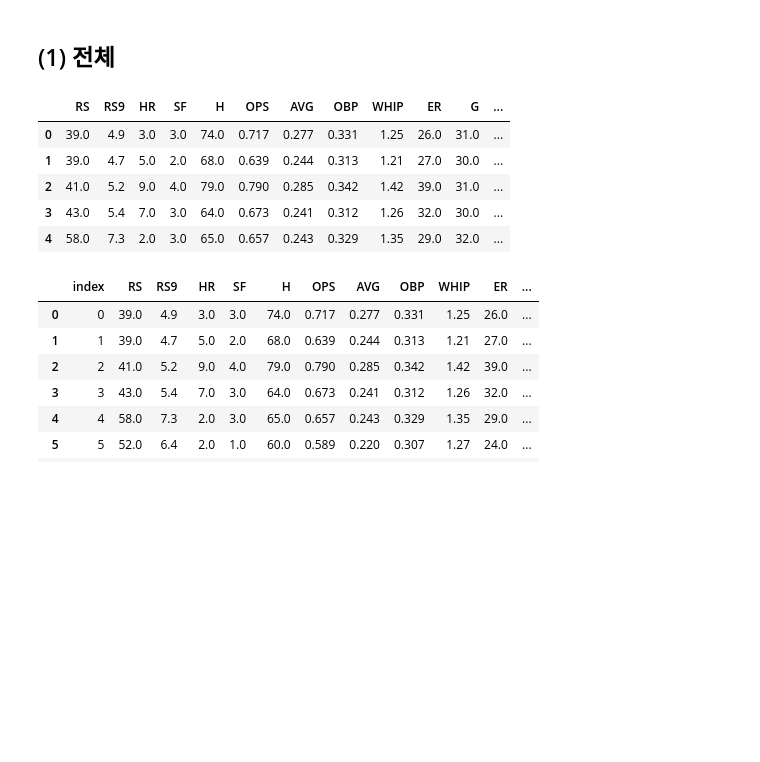
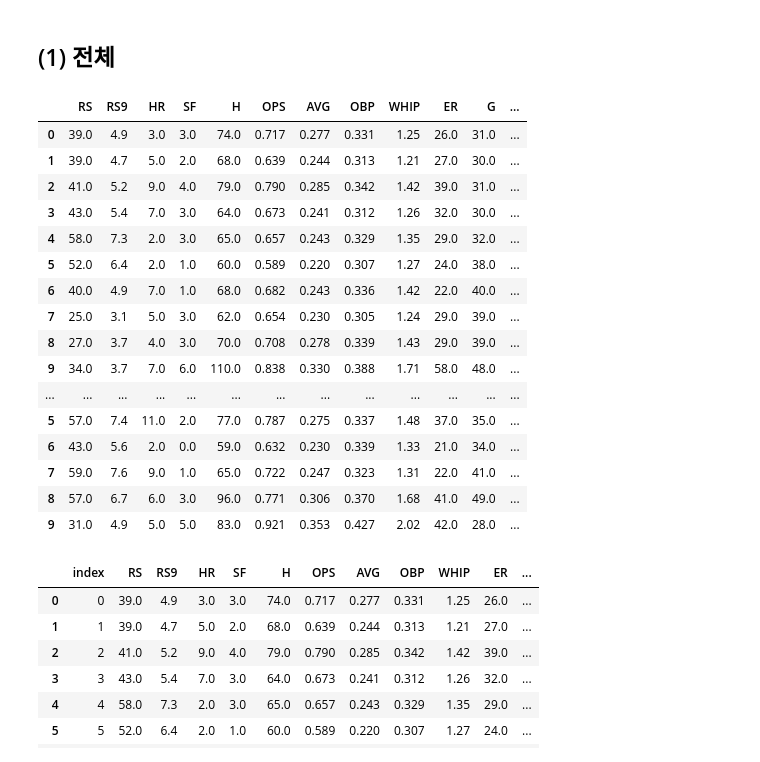
Before and after one commit to IAMKIMEUNSEO/predict2025_kbo_lgtwins_winning_rate, a Jupyter notebook: lgtwins.ipynb, the cells around one changed output. Saved outputs shown, nothing was run; the diff lists cells and outputs as text; code cells hidden in the pictures; blank space fills up the shorter version.

```diff
--- a/lgtwins.ipynb
+++ b/lgtwins.ipynb
@@ -196,7 +201,7 @@ https://statiz.sporki.com/stats/?m=team&m2=pitching&m3=situation1&so=s_year&ob=&
 90 rows × 29 columns
 # %%
 #'승률' 컬럼 추가
-df_team['winning_rate'] = (df_team['W'] / df_team['G'] *100).round(2)
+df_team['winning_rate'] = (df_team['W'] / df_team['GS'] *100).round(2)
 df_team
 # %% [output]
 |  | Year | G | GS | W | L | S | HD | IP | R | ER | ... | ... |
@@ -319,6 +329,6 @@ selected_features
 # %%
 #투수지표와 타자지표에서 각각 5개로 필터링
-selected_features = ['RS', 'RS9', 'HR', 'SF', 'H', 'OPS', 'AVG', 'OBP', 'WHIP', 'ER']
+selected_features = ['RS', 'RS9', 'R', 'HR', 'H', 'OPS', 'ERA' 'AVG', 'S', 'IP']
 # %%
 #각 팀별 연도에 따른 승률
 teams = ['삼성', '기아', '롯데', '두산', '한화', 'SSG', '키움', 'NC', 'KT']
@@ -476,7 +505,7 @@ print(upCounts)
 # %%
 team = {
-    'down': downCount,
-    'up': upCount
+    'down': downCounts,
+    'up': upCounts
 }
 columns = ['down' ,'up']
 index = ['KT', 'NC', 'SSG', '기아', '두산', '롯데', '삼성', '키움', '한화']
@@ -507,0 +542,15 @@ plt.show()
+# %%
+x = np.arange(len(df_team_win_updown.index))
+
+plt.figure(figsize=(12,6))
+
+w=0.3
+plt.bar(x-w/2, df_team_win_updown['down'], width=w, label='하락', color='r', alpha=0.4)
+plt.bar(x+w/2, df_team_win_updown['up'], width=w, label='상승', color='b', alpha=0.4)
+
+plt.xticks(ticks=x, labels=df_team_win_updown.index)
+plt.title("구단별 승률 상승·하락 개수")
+plt.xlabel('구단')
+plt.ylabel('개수(번)')
+plt.legend()
+plt.show()
@@ -597,34 +648,45 @@ for where in where_list:
     #print(url)
 
 df_kia = pd.concat(df_kia_list) #3개의 데이터프레임(전체, 홈, 원정) 결합
 
 df_kia = df_kia.iloc[:, 3:]
 
 #컬럼 순서 변경: 헤더 가져올 때 순서가 변경됨
 col_list = list(df_kia.columns)
 col_list[0] = 'year'
 col_list[-5:] = ['WHIP', 'AVG', 'OBP', 'OPS', 'ERA']
 df_kia.columns = col_list
 
 #데이터타입 변경
 df_kia = df_kia.astype(float)
 
 #연도 데이터 타입 정수형으로 변경
 df_kia.year = df_kia.year.astype(int)
 
 #승률 데이터 추가
 df_kia['winning_rate'] = (df_kia['W'] / df_kia['G'] *100).round(2)
 
 df_kia = df_kia[selected_features]
 
-df_kia.head()
+df_kia
 # %% [output]
 |  | RS | RS9 | HR | SF | H | OPS | AVG | OBP | WHIP | ER | G | ... |
 | 0 | 39.0 | 4.9 | 3.0 | 3.0 | 74.0 | 0.717 | 0.277 | 0.331 | 1.25 | 26.0 | 31.0 | ... |
 | 1 | 39.0 | 4.7 | 5.0 | 2.0 | 68.0 | 0.639 | 0.244 | 0.313 | 1.21 | 27.0 | 30.0 | ... |
 | 2 | 41.0 | 5.2 | 9.0 | 4.0 | 79.0 | 0.790 | 0.285 | 0.342 | 1.42 | 39.0 | 31.0 | ... |
 | 3 | 43.0 | 5.4 | 7.0 | 3.0 | 64.0 | 0.673 | 0.241 | 0.312 | 1.26 | 32.0 | 30.0 | ... |
 | 4 | 58.0 | 7.3 | 2.0 | 3.0 | 65.0 | 0.657 | 0.243 | 0.329 | 1.35 | 29.0 | 32.0 | ... |
+| 5 | 52.0 | 6.4 | 2.0 | 1.0 | 60.0 | 0.589 | 0.220 | 0.307 | 1.27 | 24.0 | 38.0 | ... |
+| 6 | 40.0 | 4.9 | 7.0 | 1.0 | 68.0 | 0.682 | 0.243 | 0.336 | 1.42 | 22.0 | 40.0 | ... |
+| 7 | 25.0 | 3.1 | 5.0 | 3.0 | 62.0 | 0.654 | 0.230 | 0.305 | 1.24 | 29.0 | 39.0 | ... |
+| 8 | 27.0 | 3.7 | 4.0 | 3.0 | 70.0 | 0.708 | 0.278 | 0.339 | 1.43 | 29.0 | 39.0 | ... |
+| 9 | 34.0 | 3.7 | 7.0 | 6.0 | 110.0 | 0.838 | 0.330 | 0.388 | 1.71 | 58.0 | 48.0 | ... |
+| ... | ... | ... | ... | ... | ... | ... | ... | ... | ... | ... | ... | ... |
+| 5 | 57.0 | 7.4 | 11.0 | 2.0 | 77.0 | 0.787 | 0.275 | 0.337 | 1.48 | 37.0 | 35.0 | ... |
+| 6 | 43.0 | 5.6 | 2.0 | 0.0 | 59.0 | 0.632 | 0.230 | 0.339 | 1.33 | 21.0 | 34.0 | ... |
+| 7 | 59.0 | 7.6 | 9.0 | 1.0 | 65.0 | 0.722 | 0.247 | 0.323 | 1.31 | 22.0 | 41.0 | ... |
+| 8 | 57.0 | 6.7 | 6.0 | 3.0 | 96.0 | 0.771 | 0.306 | 0.370 | 1.68 | 41.0 | 49.0 | ... |
+| 9 | 31.0 | 4.9 | 5.0 | 5.0 | 83.0 | 0.921 | 0.353 | 0.427 | 2.02 | 42.0 | 28.0 | ... |
 # %%
 df_kia.reset_index(inplace=True)
 df_kia
```
Also changed, not shown: parts of 26 cells of this notebook.
